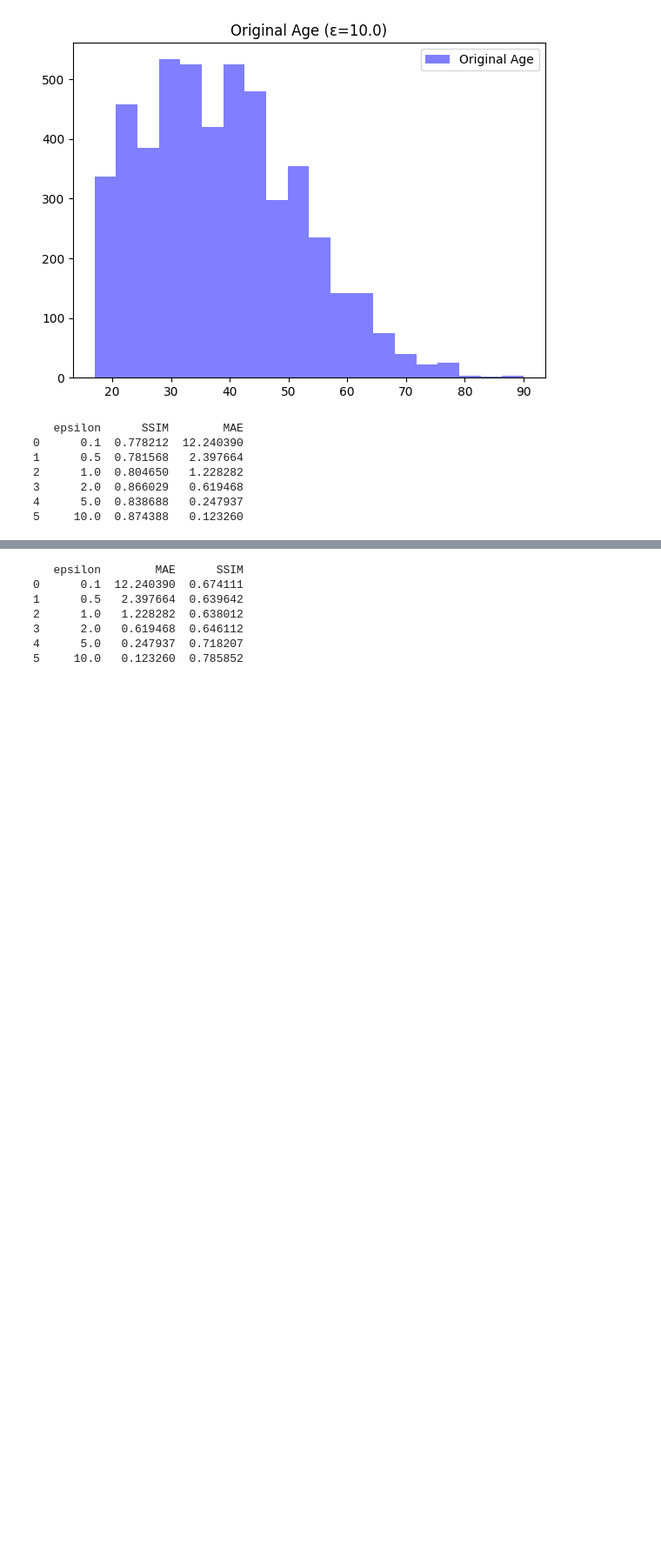
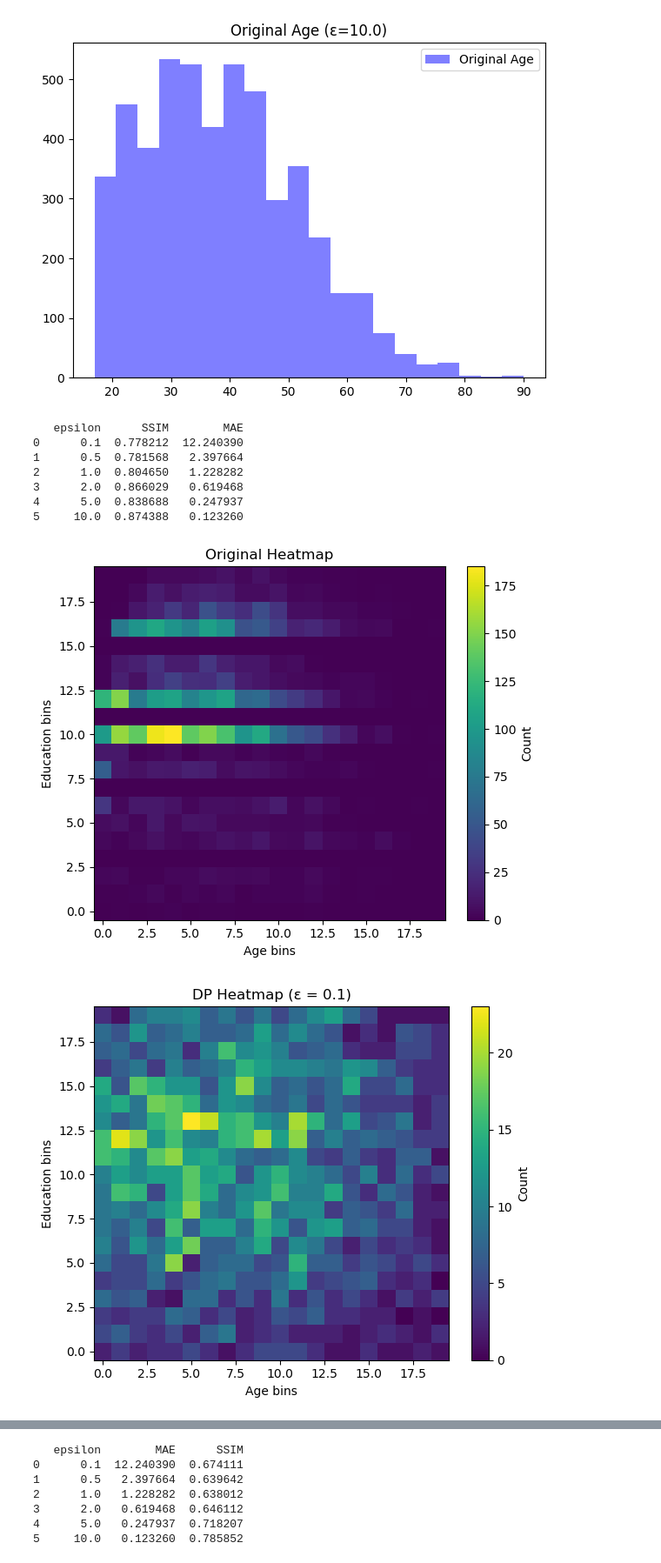
Before and after one commit to elaine-zhang12/data-privacy-final-project, a Jupyter notebook: us_census/us_census_dp.ipynb, the cells around one changed output, grey strips where cells are left out. Shown at 87% size. Saved outputs shown, nothing was run; the diff lists cells and outputs as text; code cells hidden in the pictures; blank space fills up the shorter version.

Commit message:
heatmaps

```diff
--- a/us_census/us_census_dp.ipynb
+++ b/us_census/us_census_dp.ipynb
@@ -360,3 +360,39 @@ print(heatmap_df)
 3      2.0  0.866029   0.619468
 4      5.0  0.838688   0.247937
 5     10.0  0.874388   0.123260
+# %%
+# Define consistent bin edges
+bins = 20
+age_bins = np.linspace(original_age.min(), original_age.max(), bins + 1)
+edu_bins = np.linspace(original_edu.min(), original_edu.max(), bins + 1)
+
+# Plot original heatmap once
+orig_hist, _, _ = np.histogram2d(original_age, original_edu, bins=[age_bins, edu_bins])
+
+plt.figure(figsize=(6, 5))
+plt.imshow(orig_hist.T, origin='lower', cmap='viridis', aspect='auto')
+plt.title("Original Heatmap")
+plt.xlabel("Age bins")
+plt.ylabel("Education bins")
+plt.colorbar(label="Count")
+plt.tight_layout()
+plt.show()
+
+# Loop over each epsilon and plot DP heatmap
+for epsilon in sorted(results_age.keys()):
+    dp_age = results_age[epsilon]["dp_values"]
+    dp_edu = results_education[epsilon]["dp_values"]
+
+    dp_hist, _, _ = np.histogram2d(dp_age, dp_edu, bins=[age_bins, edu_bins])
+
+    plt.figure(figsize=(6, 5))
+    plt.imshow(dp_hist.T, origin='lower', cmap='viridis', aspect='auto')
+    plt.title(f"DP Heatmap (ε = {epsilon})")
+    plt.xlabel("Age bins")
+    plt.ylabel("Education bins")
+    plt.colorbar(label="Count")
+    plt.tight_layout()
+    plt.show()
+# %% [output]
+[figure, added]
+[figure, added]
```
Also changed, not shown: parts of 1 cell of this notebook.
